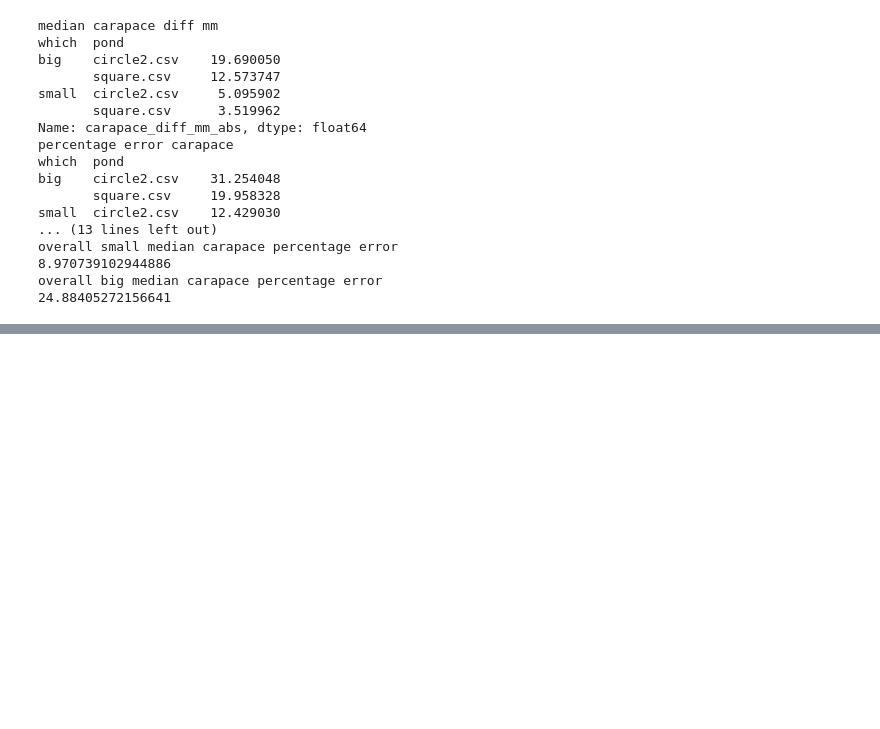
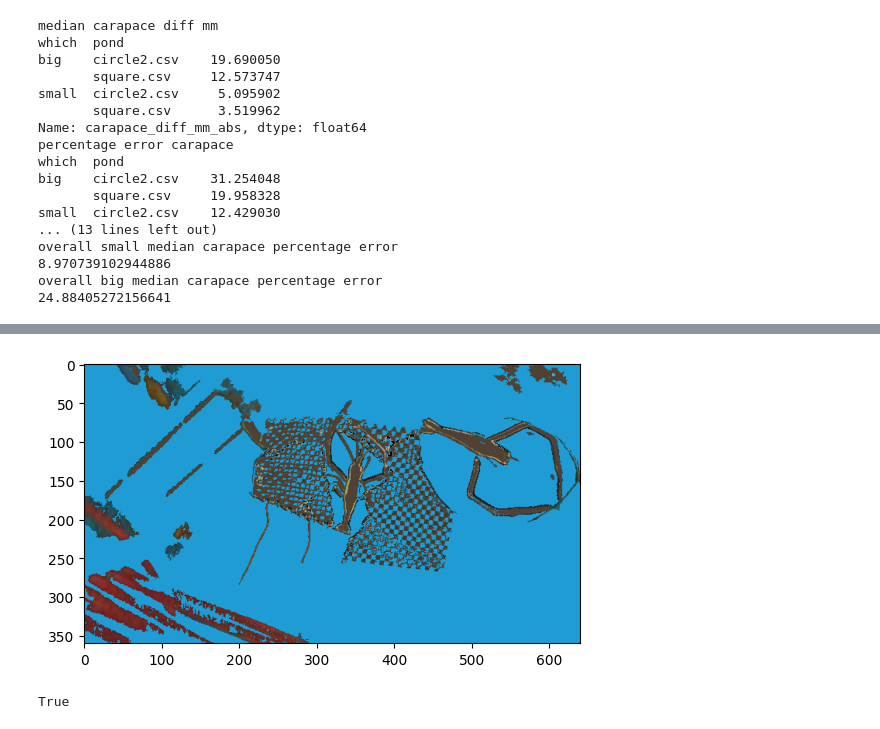
Before and after one commit to gbo999/Computer-Vision-for-Aquaculture-Monitoring-Robot, a Jupyter notebook: fifty_one/measurements/molt.ipynb, the cells around one changed output, grey strips where cells are left out. Cells and saved outputs as stored; diff of their text form; code cells hidden in the pictures; blank space fills up the shorter version.

```diff
--- a/fifty_one/measurements/molt.ipynb
+++ b/fifty_one/measurements/molt.ipynb
@@ -2926,0 +2643,77 @@ def process_detection_by_circle(segmentation, sample,i,dataframe):
+# %%
+# Load and process image
+image = cv2.imread(image_path)
+
+# ------------------------
+# Edge Detection - THINNER EDGES
+# ------------------------
+gray_for_edge = cv2.cvtColor(image, cv2.COLOR_BGR2GRAY)
+gray_for_edge = cv2.GaussianBlur(gray_for_edge, (17, 17), 0)
+edges = cv2.Canny(gray_for_edge, 10, 100)  # Using moderate threshold values
+
+# Reduced kernel size and iterations for thinner edges
+kernel = cv2.getStructuringElement(cv2.MORPH_ELLIPSE, (3, 3))
+edges_dilated = cv2.dilate(edges, kernel, iterations=1)
+non_edge_mask = cv2.bitwise_not(edges_dilated)
+
+# ------------------------
+# Initial Color Processing
+# ------------------------
+white_mask = cv2.inRange(image, (60, 60, 60), (255, 255, 255))
+very_white_mask = cv2.inRange(image, (150, 150, 150), (255, 255, 255))
+image[very_white_mask == 255] = [0, 0, 0]
+
+gray = cv2.cvtColor(image, cv2.COLOR_BGR2GRAY)
+_, black_mask = cv2.threshold(gray, 50, 255, cv2.THRESH_BINARY_INV)
+
+gray_color = np.array([52, 66, 79])
+azure_color = [212, 156, 31]  # Azure in BGR
+bluish_image = image.copy()
+bluish_image[:] = azure_color
+
+# ------------------------
+# Apply Initial Recoloring
+# ------------------------
+white_non_edge = cv2.bitwise_and(white_mask, non_edge_mask)
+image[white_non_edge == 255] = gray_color
+
+black_non_edge = cv2.bitwise_and(black_mask, non_edge_mask)
+image[black_non_edge == 255] = bluish_image[black_non_edge == 255]
+
+# ------------------------
+# Azure Background Processing
+# ------------------------
+# Create mask for gray areas
+lower_bound = gray_color - 50
+upper_bound = gray_color + 50
+gray_mask = cv2.inRange(image, lower_bound, upper_bound)
+
+# Find and filter contours
+contours, _ = cv2.findContours(gray_mask, cv2.RETR_EXTERNAL, cv2.CHAIN_APPROX_SIMPLE)
+contours_mask = np.zeros_like(gray_mask)
+
+for contour in contours:
+    area = cv2.contourArea(contour)
+    if area > 200:
+        cv2.drawContours(contours_mask, [contour], -1, 255, thickness=cv2.FILLED)
+
+# Create and apply azure background
+contours_mask_inv = cv2.bitwise_not(contours_mask)
+azure_background = np.full_like(image, azure_color, dtype=np.uint8)
+
+result = cv2.bitwise_and(image, image, mask=contours_mask)
+azure_areas = cv2.bitwise_and(azure_background, azure_background, mask=contours_mask_inv)
+final_result = cv2.add(result, azure_areas)
+
+#import plt
+import matplotlib.pyplot as plt
+#plot the image
+plt.imshow(cv2.cvtColor(final_result, cv2.COLOR_BGR2RGB))
+plt.show()
+# %% [output]
+[figure, added]
+# %%
+#save the image
+cv2.imwrite("processed_images/molt_processed.jpg", final_result)
+# %% [output]
+True
```
Also changed, not shown: parts of 10 cells of this notebook, 34 other files.
